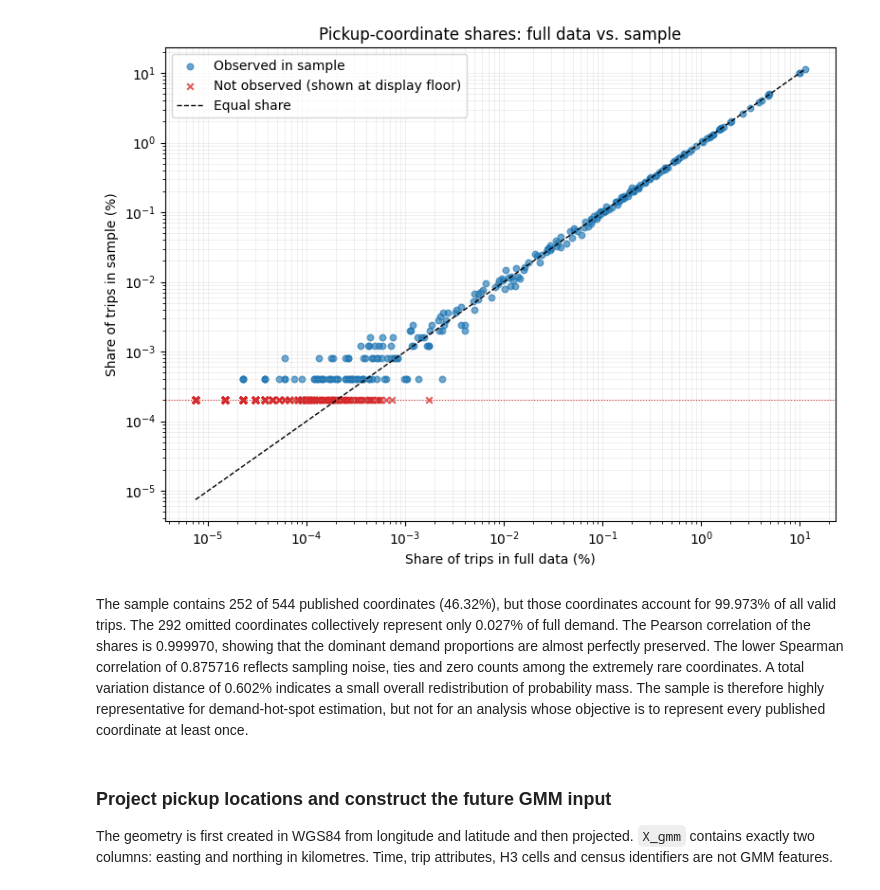
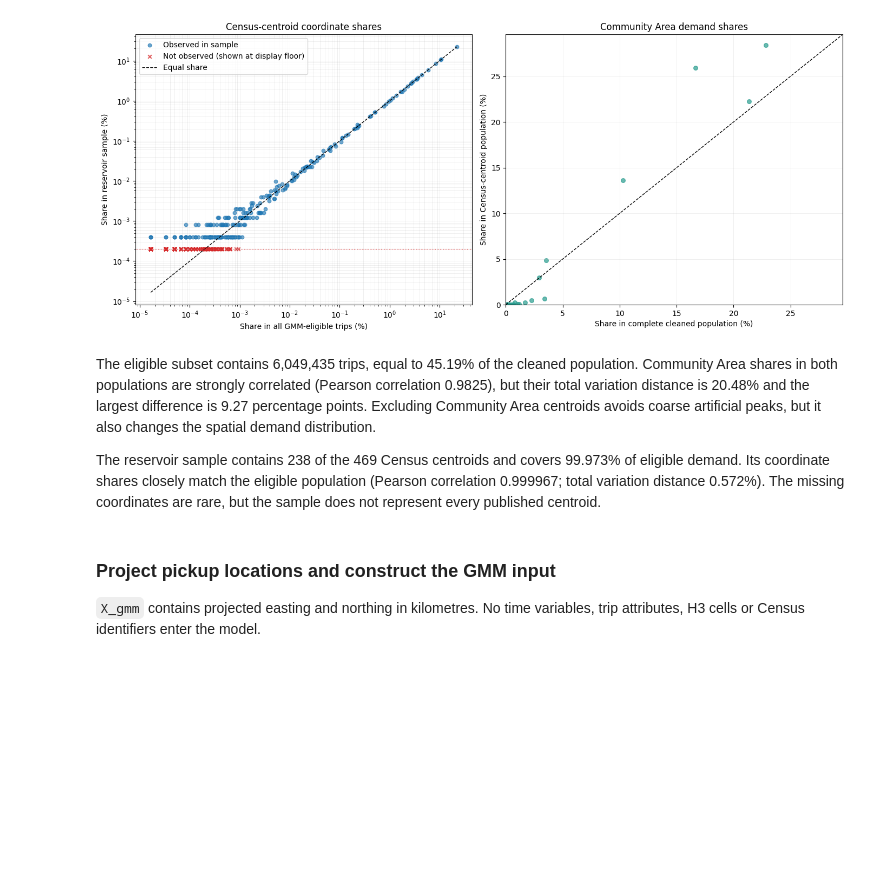
Before and after one commit to angfe/Group-3-AAA, a Jupyter notebook: notebooks/02_02_descriptive_analytics_gmm.ipynb, the cells around one changed output. Saved outputs shown, nothing was run; the diff lists cells and outputs as text; code cells hidden in the pictures; blank space fills up the shorter version.

```diff
--- a/notebooks/02_02_descriptive_analytics_gmm.ipynb
+++ b/notebooks/02_02_descriptive_analytics_gmm.ipynb
@@ -36,16 +36,18 @@ RANDOM_SEED = 42
 SOURCE_CRS = "EPSG:4326"
 METRIC_CRS = "EPSG:26916"
 
-TAXI_PATH = PATHS.gold_taxi_trips
+GMM_TAXI_PATH = PATHS.silver_taxi_census_tracts
+REFERENCE_TAXI_PATH = PATHS.silver_taxi_community_areas_unfiltered
 COMMUNITY_PATH = PATHS.silver_community_areas
 
-if not TAXI_PATH.exists():
-    raise FileNotFoundError(f"Taxi data not found: {TAXI_PATH}")
-if not COMMUNITY_PATH.exists():
-    raise FileNotFoundError(f"Community-area data not found: {COMMUNITY_PATH}")
+for required_path in (GMM_TAXI_PATH, REFERENCE_TAXI_PATH, COMMUNITY_PATH):
+    if not required_path.exists():
+        raise FileNotFoundError(required_path)
 
 print(f"Run mode: {RUN_MODE}")
-print(f"Taxi source: {TAXI_PATH}")
+print(f"GMM taxi source: {GMM_TAXI_PATH}")
+print(f"Reference population: {REFERENCE_TAXI_PATH}")
+print(f"Community Areas (map and labels only): {COMMUNITY_PATH}")
 print(f"Sample size: {SAMPLE_SIZE:,}; seed: {RANDOM_SEED}")
 # %% [output]
 Run mode: full
@@ -95,7 +185,7 @@ sample_query = f"""
     USING SAMPLE {SAMPLE_SIZE} ROWS (reservoir, {RANDOM_SEED})
 """
 
-pickup_sample = con.execute(sample_query, [taxi_file]).df()
+pickup_sample = con.execute(sample_query, [gmm_taxi_file]).df()
 
 assert len(pickup_sample) == SAMPLE_SIZE
 assert pickup_sample[["pickup_latitude", "pickup_longitude"]].notna().all().all()
@@ -252,58 +395,80 @@ sample_share_pct = 100 * coordinate_comparison["sample_trip_share"]
 display_floor_pct = 0.5 * 100 / SAMPLE_SIZE
 sample_share_for_plot = sample_share_pct.mask(~observed_mask, display_floor_pct)
 
-fig, ax = plt.subplots(figsize=(8, 6))
-ax.scatter(
+fig, axes = plt.subplots(1, 2, figsize=(14, 6))
+axes[0].scatter(
     full_share_pct[observed_mask],
     sample_share_pct[observed_mask],
     s=22,
     alpha=0.65,
     color="#1f77b4",
     label="Observed in sample",
 )
-ax.scatter(
+axes[0].scatter(
     full_share_pct[~observed_mask],
     sample_share_for_plot[~observed_mask],
     s=22,
     alpha=0.75,
     color="#d62728",
     marker="x",
     label="Not observed (shown at display floor)",
 )
 
 line_min = full_share_pct.min()
 line_max = max(full_share_pct.max(), sample_share_pct.max())
-ax.plot(
+axes[0].plot(
     [line_min, line_max],
     [line_min, line_max],
     linestyle="--",
     color="black",
     linewidth=1,
     label="Equal share",
 )
-ax.axhline(
+axes[0].axhline(
     display_floor_pct,
     color="#d62728",
     linestyle=":",
     linewidth=0.8,
 )
-ax.set_xscale("log")
-ax.set_yscale("log")
-ax.set_xlabel("Share of trips in full data (%)")
-ax.set_ylabel("Share of trips in sample (%)")
-ax.set_title("Pickup-coordinate shares: full data vs. sample")
-ax.grid(True, which="both", linewidth=0.4, alpha=0.35)
-ax.legend()
+axes[0].set_xscale("log")
+axes[0].set_yscale("log")
+axes[0].set_xlabel("Share in all GMM-eligible trips (%)")
+axes[0].set_ylabel("Share in reservoir sample (%)")
+axes[0].set_title("Census-centroid coordinate shares")
+axes[0].grid(True, which="both", linewidth=0.4, alpha=0.35)
+axes[0].legend()
+
+all_community_share_pct = 100 * community_population_comparison.all_trip_share
+eligible_community_share_pct = 100 * community_population_comparison.eligible_trip_share
+community_limit = max(all_community_share_pct.max(), eligible_community_share_pct.max()) * 1.04
+axes[1].scatter(
+    all_community_share_pct,
+    eligible_community_share_pct,
+    s=30,
+    alpha=0.7,
+    color="#2a9d8f",
+)
+axes[1].plot([0, community_limit], [0, community_limit], "--", color="black", linewidth=1)
+axes[1].set(
+    xlim=(0, community_limit),
+    ylim=(0, community_limit),
+    xlabel="Share in complete cleaned population (%)",
+    ylabel="Share in Census-centroid population (%)",
+    title="Community Area demand shares",
+)
+axes[1].grid(True, linewidth=0.4, alpha=0.35)
 plt.tight_layout()
 plt.show()
 # %% [output]
-[figure, old version]
+[figure, new version]
 # %% [markdown]
-The sample contains 252 of 544 published coordinates (46.32%), but those coordinates account for 99.973% of all valid trips. The 292 omitted coordinates collectively represent only 0.027% of full demand. The Pearson correlation of the shares is 0.999970, showing that the dominant demand proportions are almost perfectly preserved. The lower Spearman correlation of 0.875716 reflects sampling noise, ties and zero counts among the extremely rare coordinates. A total variation distance of 0.602% indicates a small overall redistribution of probability mass. The sample is therefore highly representative for demand-hot-spot estimation, but not for an analysis whose objective is to represent every published coordinate at least once.
+The eligible subset contains 6,049,435 trips, equal to 45.19% of the cleaned population. Community Area shares in both populations are strongly correlated (Pearson correlation 0.9825), but their total variation distance is 20.48% and the largest difference is 9.27 percentage points. Excluding Community Area centroids avoids coarse artificial peaks, but it also changes the spatial demand distribution.
+
+The reservoir sample contains 238 of the 469 Census centroids and covers 99.973% of eligible demand. Its coordinate shares closely match the eligible population (Pearson correlation 0.999967; total variation distance 0.572%). The missing coordinates are rare, but the sample does not represent every published centroid.
 # %% [markdown]
-### Project pickup locations and construct the future GMM input
+### Project pickup locations and construct the GMM input
 
-The geometry is first created in WGS84 from longitude and latitude and then projected. `X_gmm` contains exactly two columns: easting and northing in kilometres. Time, trip attributes, H3 cells and census identifiers are not GMM features.
+`X_gmm` contains projected easting and northing in kilometres. No time variables, trip attributes, H3 cells or Census identifiers enter the model.
 # %%
 pickup_gdf = gpd.GeoDataFrame(
     pickup_sample.copy(),
```
Also changed, not shown: parts of 37 cells of this notebook, 17 other files.
